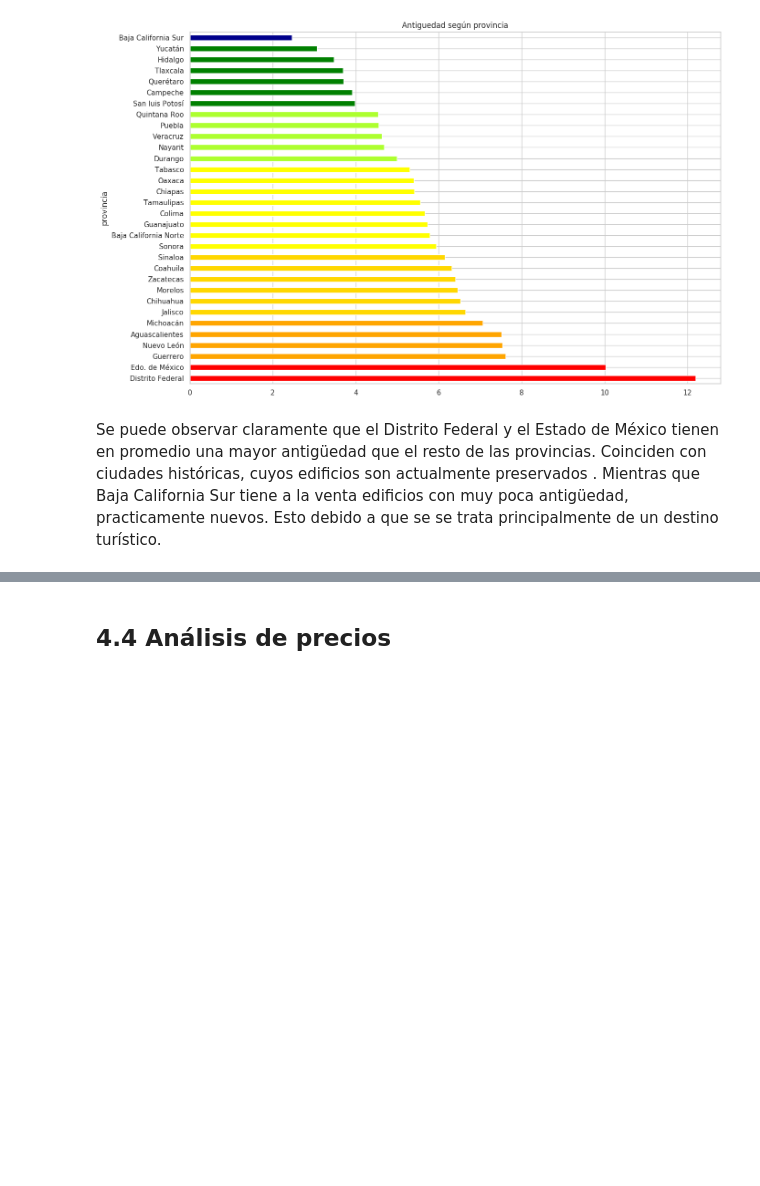
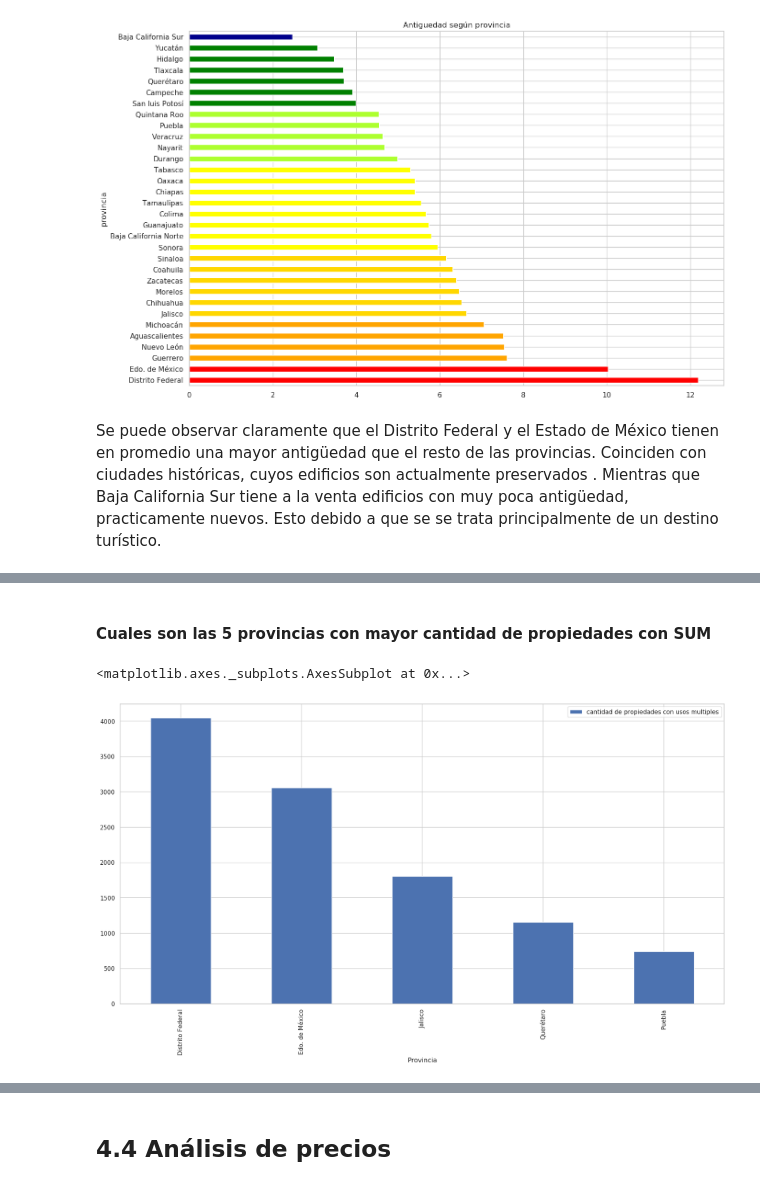
Before and after one commit to tomasSabao/TP1-OrganizacionDeDatos, a Jupyter notebook: TP1.ipynb, the cells around one changed output, grey strips where cells are left out. Cells and saved outputs as stored; diff of their text form; code cells hidden in the pictures; blank space fills up the shorter version.

```diff
--- a/TP1.ipynb
+++ b/TP1.ipynb
@@ -415,0 +457,8 @@ Se puede observar claramente que el Distrito Federal y el Estado de México tien
+# %% [markdown]
+#### Cuales son las 5 provincias con mayor cantidad de propiedades con SUM
+# %%
+para_mostrar=df_usosmultiples_porprovincia.iloc[:5]
+para_mostrar.plot.bar(x='Provincia')
+# %% [output]
+<matplotlib.axes._subplots.AxesSubplot at 0x...>
+[figure, added]
```
Also changed, not shown: parts of 106 cells of this notebook.
